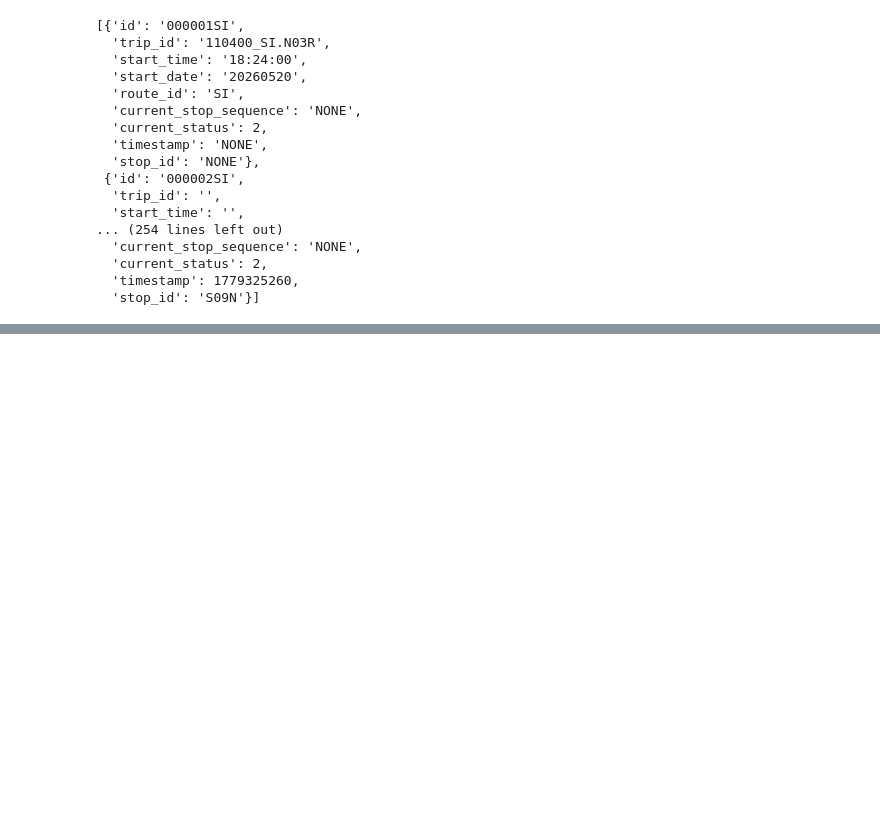
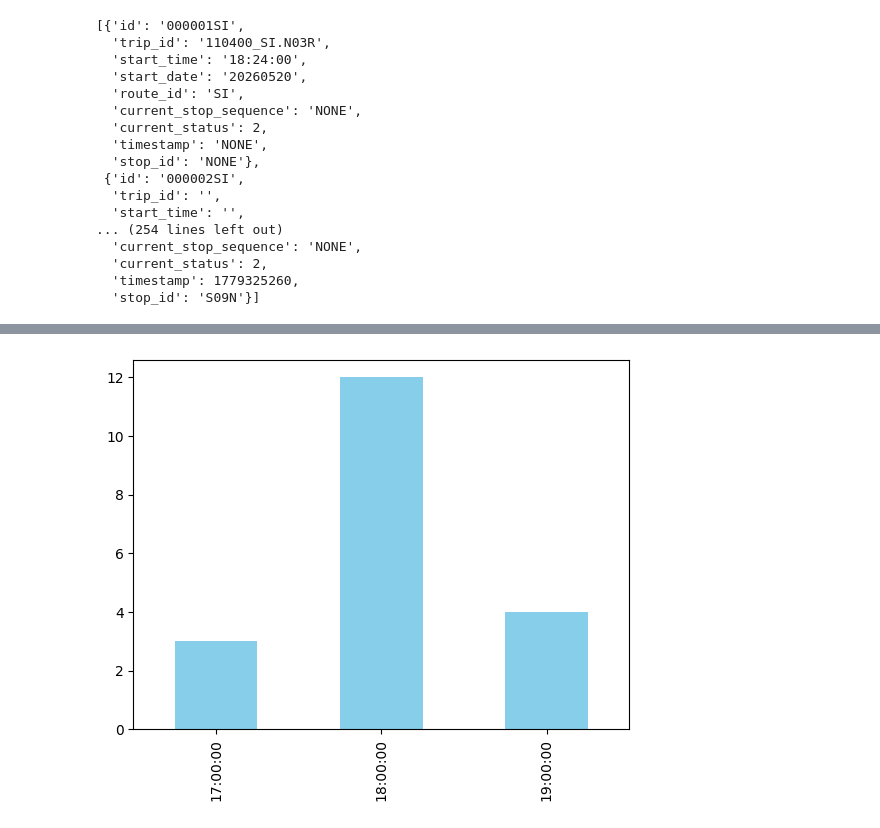
Before and after one commit to Reggie-Amedee-Tech/phase_1_project, a Jupyter notebook: notebooks/api.ipynb, the cells around one changed output, grey strips where cells are left out. Saved outputs shown, nothing was run; the diff lists cells and outputs as text; code cells hidden in the pictures; blank space fills up the shorter version.

Commit message:
A bar chart showing the number of active trains sent per hour in real-time.

```diff
--- a/notebooks/api.ipynb
+++ b/notebooks/api.ipynb
@@ -78,0 +106,14 @@ vehicle {
+# %%
+import requests, pandas as pd, matplotlib.pyplot as plt
+from google.transit import gtfs_realtime_pb2
+
+# 1. Fetch data & parse it directly
+feed = gtfs_realtime_pb2.FeedMessage()
+feed.ParseFromString(requests.get("https://api-endpoint.mta.info/Dataservice/mtagtfsfeeds/nyct%2Fgtfs-si").content)
+
+# 2. Get hours, count them, and plot instantly
+hours = [f.trip_update.trip.start_time[:2] + ":00:00" for f in feed.entity if f.HasField('trip_update')]
+pd.Series(hours).value_counts().sort_index().plot(kind='bar', color='skyblue')
+plt.show()
+# %% [output]
+[figure, added]
```
Also changed, not shown: parts of 1 cell of this notebook.
